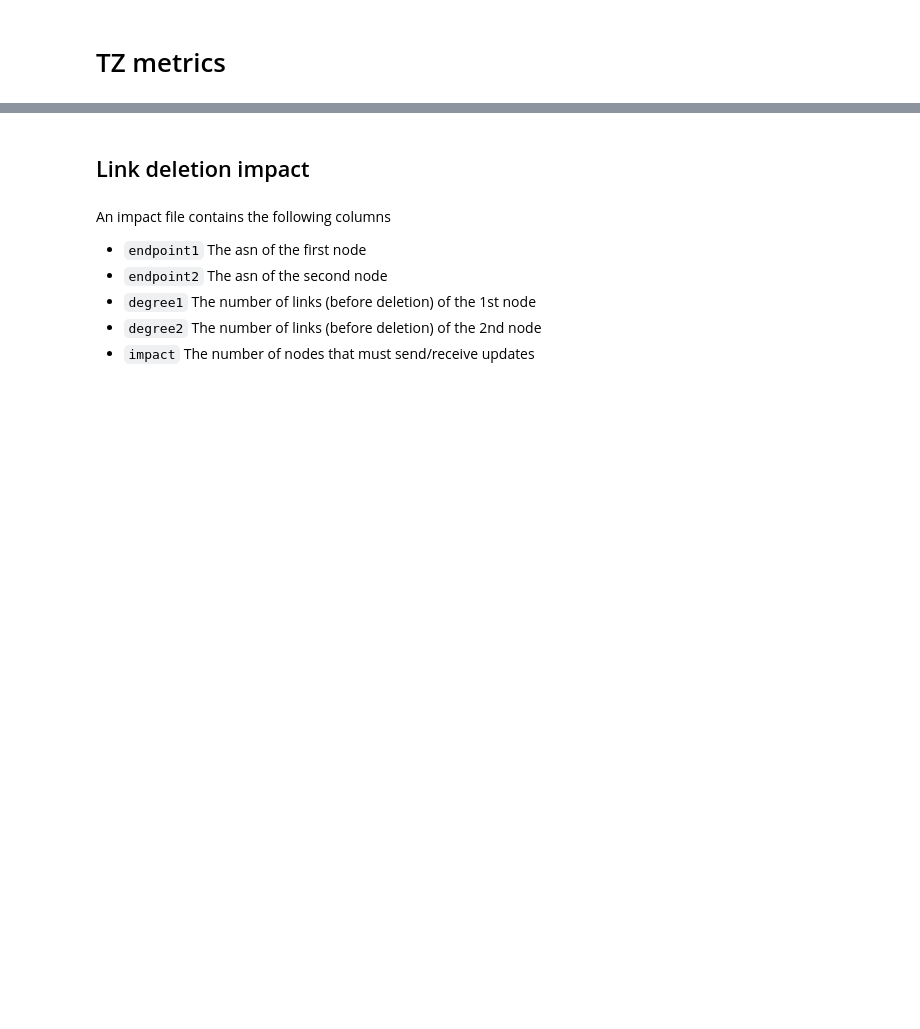
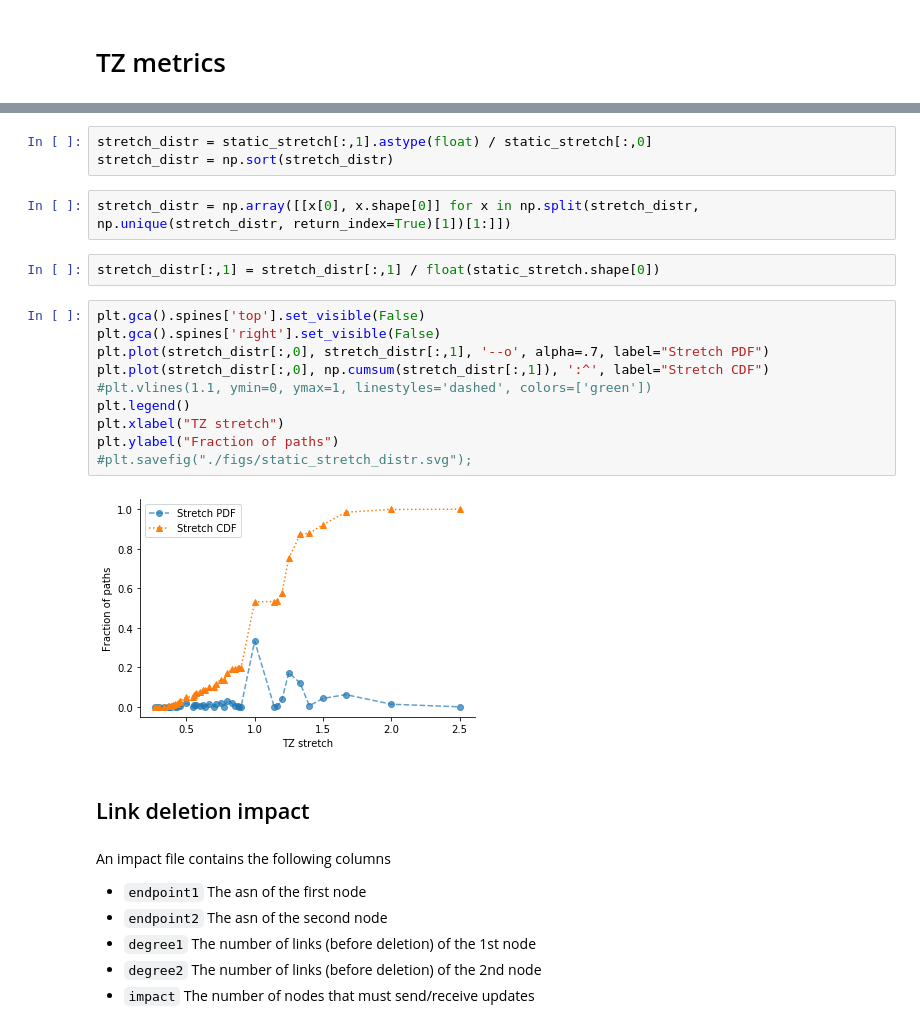
Before and after one commit to dedis/student_20_compactInternet, a Jupyter notebook: TZ_metrics.ipynb, the cells around one changed output, grey strips where cells are left out. Saved outputs shown, nothing was run; the diff lists cells and outputs as text; blank space fills up the shorter version.

```diff
--- a/TZ_update.ipynb
+++ b/TZ_metrics.ipynb
@@ -7,3 +40,22 @@ import matplotlib.pyplot as plt
+# %%
+stretch_distr = static_stretch[:,1].astype(float) / static_stretch[:,0]
+stretch_distr = np.sort(stretch_distr)
+# %%
+stretch_distr = np.array([[x[0], x.shape[0]] for x in np.split(stretch_distr, np.unique(stretch_distr, return_index=True)[1])[1:]])
+# %%
+stretch_distr[:,1] = stretch_distr[:,1] / float(static_stretch.shape[0])
+# %%
+plt.gca().spines['top'].set_visible(False)
+plt.gca().spines['right'].set_visible(False)
+plt.plot(stretch_distr[:,0], stretch_distr[:,1], '--o', alpha=.7, label="Stretch PDF")
+plt.plot(stretch_distr[:,0], np.cumsum(stretch_distr[:,1]), ':^', label="Stretch CDF")
+#plt.vlines(1.1, ymin=0, ymax=1, linestyles='dashed', colors=['green'])
+plt.legend()
+plt.xlabel("TZ stretch")
+plt.ylabel("Fraction of paths")
+#plt.savefig("./figs/static_stretch_distr.svg");
+# %% [output]
+[figure, added]
 # %% [markdown]
 ## Link deletion impact
 # %% [markdown]
```
Also changed, not shown: parts of 11 cells of this notebook, 8 other files.
